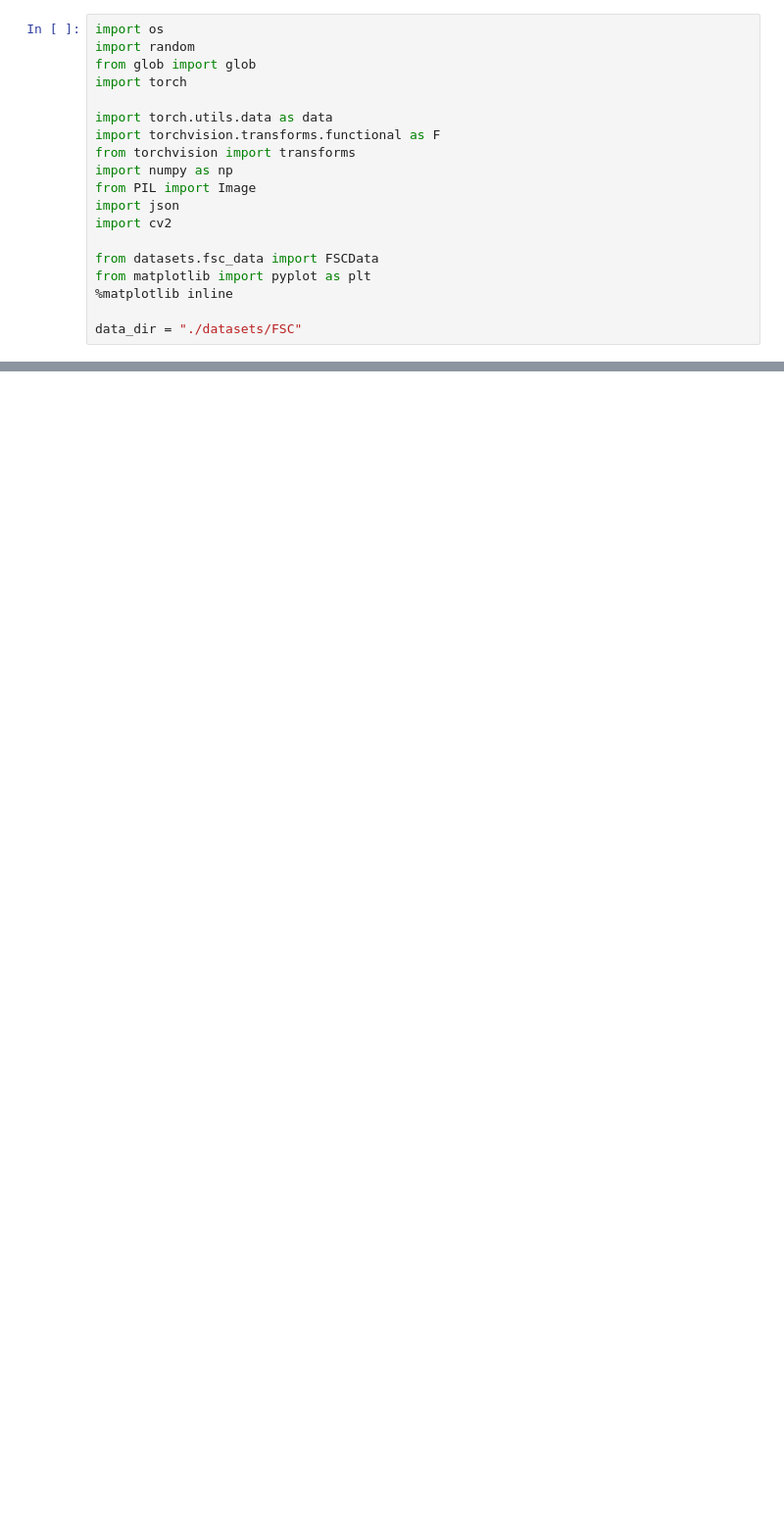
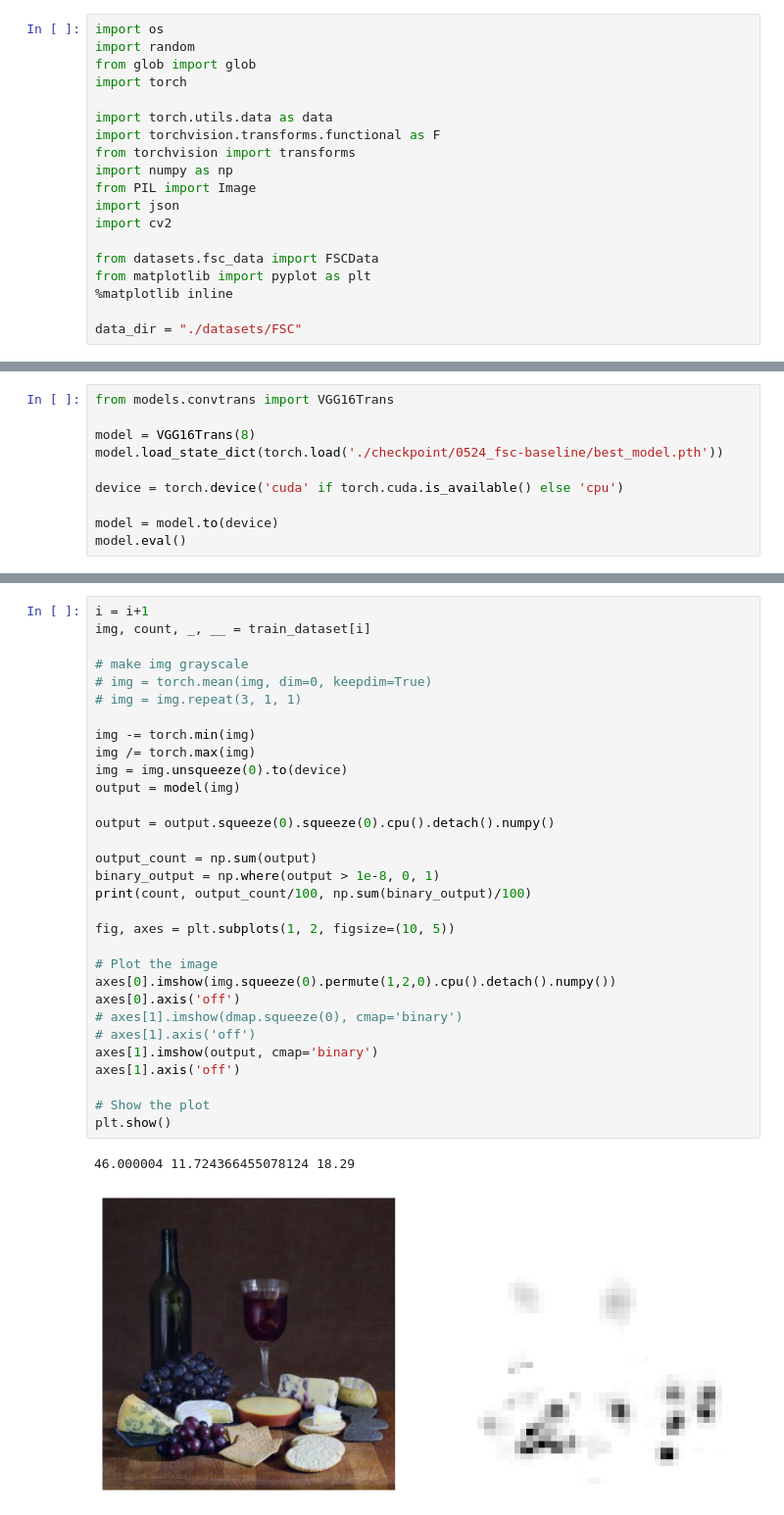
Before and after one commit to CharlesGong12/Class-Agnostic-Counting, a Jupyter notebook: visualizer.ipynb, the cells around one changed output, grey strips where cells are left out. Shown: that part at 98% size. Cells and saved outputs as stored; diff of their text form; blank space fills up the shorter version.

```diff
--- a/visualizer.ipynb
+++ b/visualizer.ipynb
@@ -40,0 +34,10 @@ Clipping input data to the valid range for imshow with RGB data ([0..1] for floa
+# %%
+from models.convtrans import VGG16Trans
+
+model = VGG16Trans(8)
+model.load_state_dict(torch.load('./checkpoint/0524_fsc-baseline/best_model.pth'))
+
+device = torch.device('cuda' if torch.cuda.is_available() else 'cpu')
+
+model = model.to(device)
+model.eval()
@@ -40,0 +62,34 @@ Clipping input data to the valid range for imshow with RGB data ([0..1] for floa
+# %%
+i = i+1
+img, count, _, __ = train_dataset[i]
+
+# make img grayscale
+# img = torch.mean(img, dim=0, keepdim=True)
+# img = img.repeat(3, 1, 1)
+
+img -= torch.min(img)
+img /= torch.max(img)
+img = img.unsqueeze(0).to(device)
+output = model(img)
+
+output = output.squeeze(0).squeeze(0).cpu().detach().numpy()
+
+output_count = np.sum(output)
+binary_output = np.where(output > 1e-8, 0, 1)
+print(count, output_count/100, np.sum(binary_output)/100)
+
+fig, axes = plt.subplots(1, 2, figsize=(10, 5))
+
+# Plot the image
+axes[0].imshow(img.squeeze(0).permute(1,2,0).cpu().detach().numpy())
+axes[0].axis('off')
+# axes[1].imshow(dmap.squeeze(0), cmap='binary')
+# axes[1].axis('off')
+axes[1].imshow(output, cmap='binary')
+axes[1].axis('off')
+
+# Show the plot
+plt.show()
+# %% [output]
+46.000004 11.724366455078124 18.29
+[figure, added]
```
Also changed, not shown: parts of 4 cells of this notebook, 1 other file.
